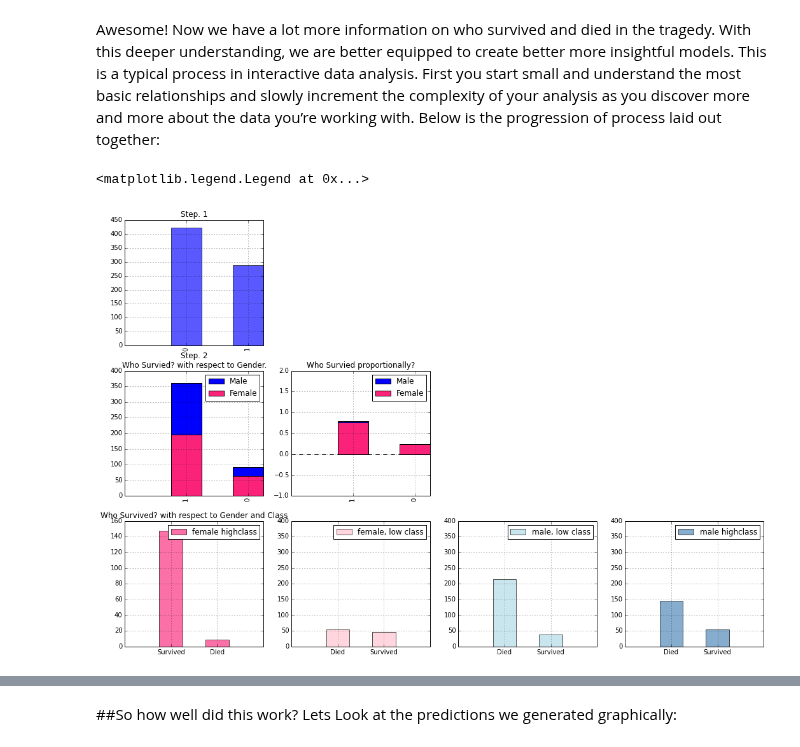
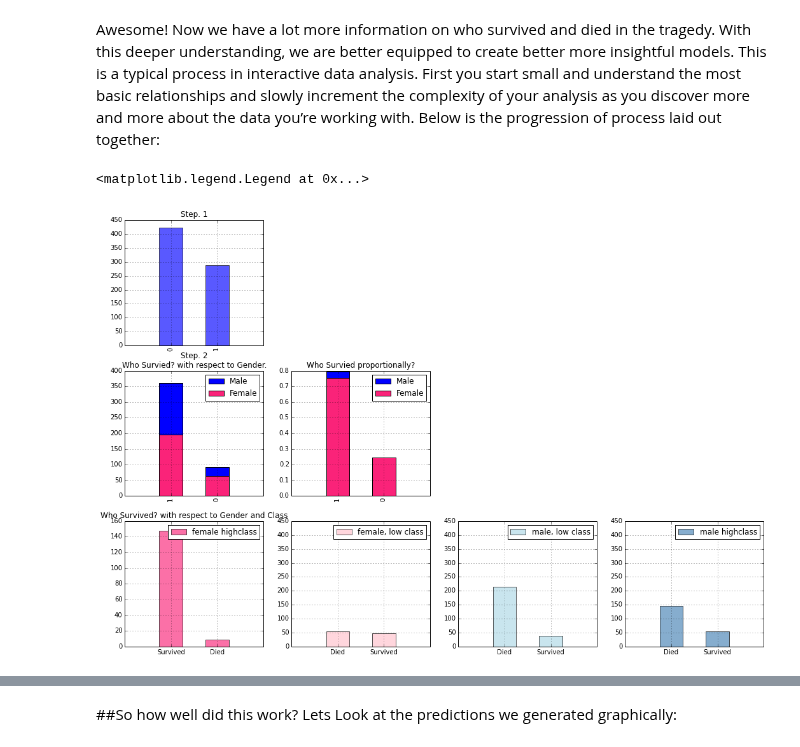
Before and after one commit to agconti/kaggle-titanic, a Jupyter notebook: Titanic.ipynb, the cells around one changed output, grey strips where cells are left out. Cells and saved outputs as stored; diff of their text form; code cells hidden in the pictures.

```diff
--- a/Titanic.ipynb
+++ b/Titanic.ipynb
@@ -253,55 +269,56 @@ Awesome! Now we have a lot more information on who survived and died in the trag
 fig = plt.figure(figsize=(18,12), dpi=1600)
 a = 0.65
 # Step 1
-fig.add_subplot(341)
+ax1 = fig.add_subplot(341)
 df.survived.value_counts().plot(kind='bar', color="blue", alpha=a)
+ax1.set_xlim(-1, len(df.survived.value_counts()))
 plt.title("Step. 1")
 
 # Step 2
-ax1 = fig.add_subplot(345)
+ax2 = fig.add_subplot(345)
 df.survived[df.sex == 'male'].value_counts().plot(kind='bar',label='Male')
 df.survived[df.sex == 'female'].value_counts().plot(kind='bar', color='#FA2379',label='Female')
-ax1.set_ylim(-1,2)
+ax2.set_xlim(-1, 2)
 plt.title("Step. 2 \nWho Survied? with respect to Gender."); plt.legend(loc='best')
 
-ax2 = fig.add_subplot(346)
+ax3 = fig.add_subplot(346)
 (df.survived[df.sex == 'male'].value_counts()/float(df.sex[df.sex == 'male'].size)).plot(kind='bar',label='Male')
 (df.survived[df.sex == 'female'].value_counts()/float(df.sex[df.sex == 'female'].size)).plot(kind='bar', color='#FA2379',label='Female')
-ax2.set_ylim(-1,2)
+ax3.set_xlim(-1,2)
 plt.title("Who Survied proportionally?"); plt.legend(loc='best')
 
 
 # Step 3
-ax3=fig.add_subplot(349)
+ax4 = fig.add_subplot(349)
 female_highclass = df.survived[df.sex == 'female'][df.pclass != 3].value_counts()
 female_highclass.plot(kind='bar', label='female highclass', color='#FA2479', alpha=a)
-ax3.set_xticklabels(["Survived", "Died"], rotation=0)
-ax3.set_xlim(-1, len(female_highclass))
+ax4.set_xticklabels(["Survived", "Died"], rotation=0)
+ax4.set_xlim(-1, len(female_highclass))
 plt.title("Who Survived? with respect to Gender and Class"); plt.legend(loc='best')
 
-ax4=fig.add_subplot(3,4,10, sharey=ax1)
+ax5 = fig.add_subplot(3,4,10, sharey=ax1)
 female_lowclass = df.survived[df.sex == 'female'][df.pclass == 3].value_counts()
 female_lowclass.plot(kind='bar', label='female, low class', color='pink', alpha=a)
-ax4.set_xticklabels(["Died","Survived"], rotation=0)
-ax4.set_xlim(-1, len(female_lowclass))
+ax5.set_xticklabels(["Died","Survived"], rotation=0)
+ax5.set_xlim(-1, len(female_lowclass))
 plt.legend(loc='best')
 
-ax5=fig.add_subplot(3,4,11, sharey=ax1)
+ax6 = fig.add_subplot(3,4,11, sharey=ax1)
 male_lowclass = df.survived[df.sex == 'male'][df.pclass == 3].value_counts()
 male_lowclass.plot(kind='bar', label='male, low class',color='lightblue', alpha=a)
-ax5.set_xticklabels(["Died","Survived"], rotation=0)
-ax5.set_xlim(-1, len(male_lowclass))
+ax6.set_xticklabels(["Died","Survived"], rotation=0)
+ax6.set_xlim(-1, len(male_lowclass))
 plt.legend(loc='best')
 
-ax6=fig.add_subplot(3,4,12, sharey=ax1)
+ax7 = fig.add_subplot(3,4,12, sharey=ax1)
 male_highclass = df.survived[df.sex == 'male'][df.pclass != 3].value_counts()
 male_highclass.plot(kind='bar', label='male highclass', alpha=a, color='steelblue')
-ax6.set_xticklabels(["Died","Survived"], rotation=0)
-ax6.set_xlim(-1, len(male_highclass))
+ax7.set_xticklabels(["Died","Survived"], rotation=0)
+ax7.set_xlim(-1, len(male_highclass))
 plt.legend(loc='best')
 # %% [output]
 <matplotlib.legend.Legend at 0x...>
-[figure, old version]
+[figure, new version]
 # %% [markdown]
 I've done my best to make the plotting code readable and intuitive, but if you’re looking for a more detailed look on how to start plotting in matplotlib, check out this beautiful notebook [here](http://nbviewer.ipython.org/urls/raw.github.com/jrjohansson/scientific-python-lectures/master/Lecture-4-Matplotlib.ipynb).
 
```
Also changed, not shown: parts of 16 cells of this notebook.
